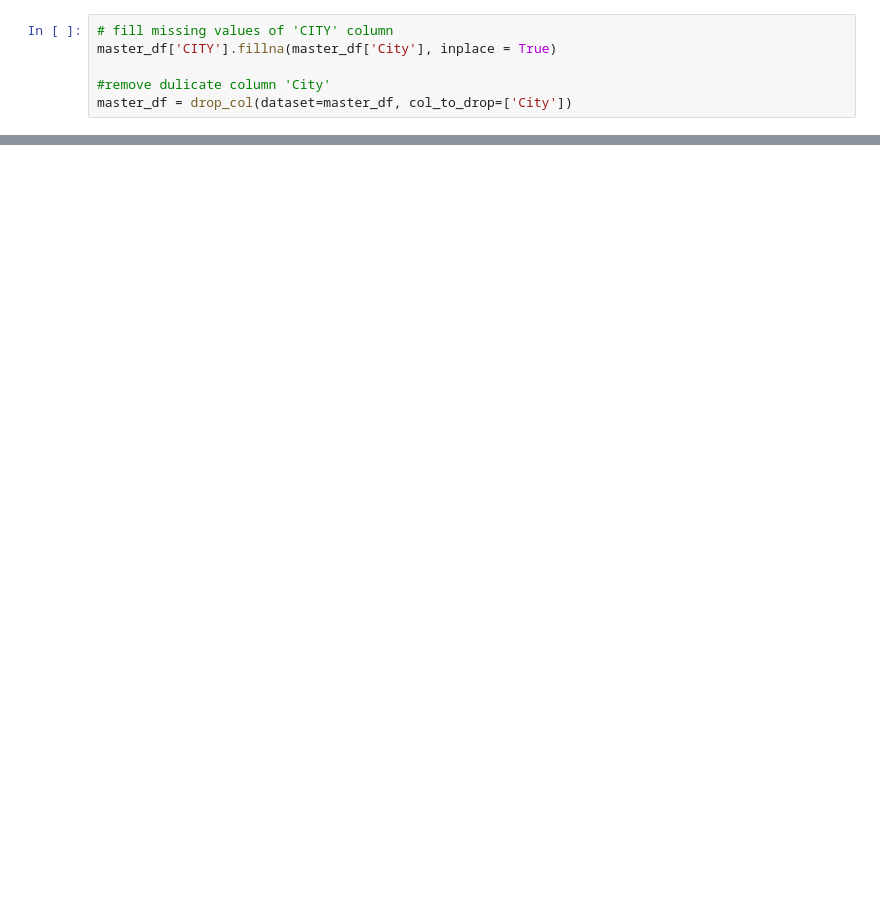
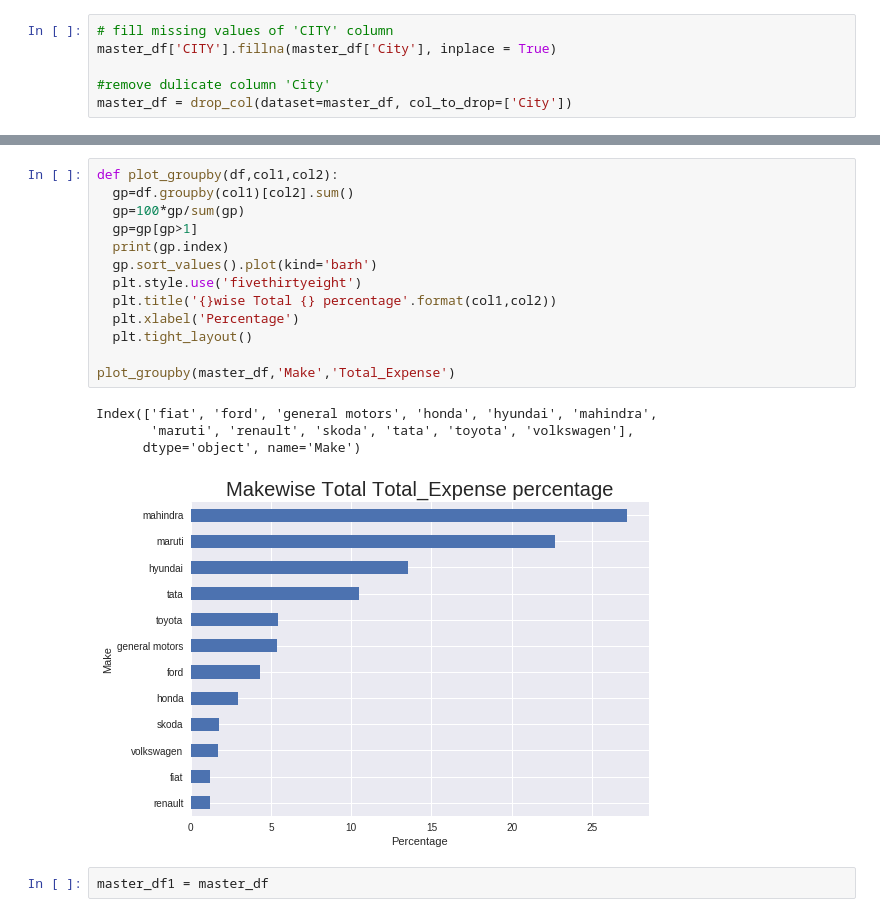
Before and after one commit to tripidhoble/Hackathon-Projects, a Jupyter notebook: MFC_Capstone.ipynb, the cells around one changed output, grey strips where cells are left out. Cells and saved outputs as stored; diff of their text form; blank space fills up the shorter version.

```diff
--- a/MFC_Capstone.ipynb
+++ b/MFC_Capstone.ipynb
@@ -271,0 +495,20 @@ master_df.sample(3)
+# %%
+def plot_groupby(df,col1,col2):
+  gp=df.groupby(col1)[col2].sum()
+  gp=100*gp/sum(gp)
+  gp=gp[gp>1]
+  print(gp.index)
+  gp.sort_values().plot(kind='barh')
+  plt.style.use('fivethirtyeight')
+  plt.title('{}wise Total {} percentage'.format(col1,col2))
+  plt.xlabel('Percentage')
+  plt.tight_layout()
+
+plot_groupby(master_df,'Make','Total_Expense')
+# %% [output]
+Index(['fiat', 'ford', 'general motors', 'honda', 'hyundai', 'mahindra',
+       'maruti', 'renault', 'skoda', 'tata', 'toyota', 'volkswagen'],
+      dtype='object', name='Make')
+[figure, added]
+# %%
+master_df1 = master_df
```
Also changed, not shown: parts of 30 cells of this notebook.
